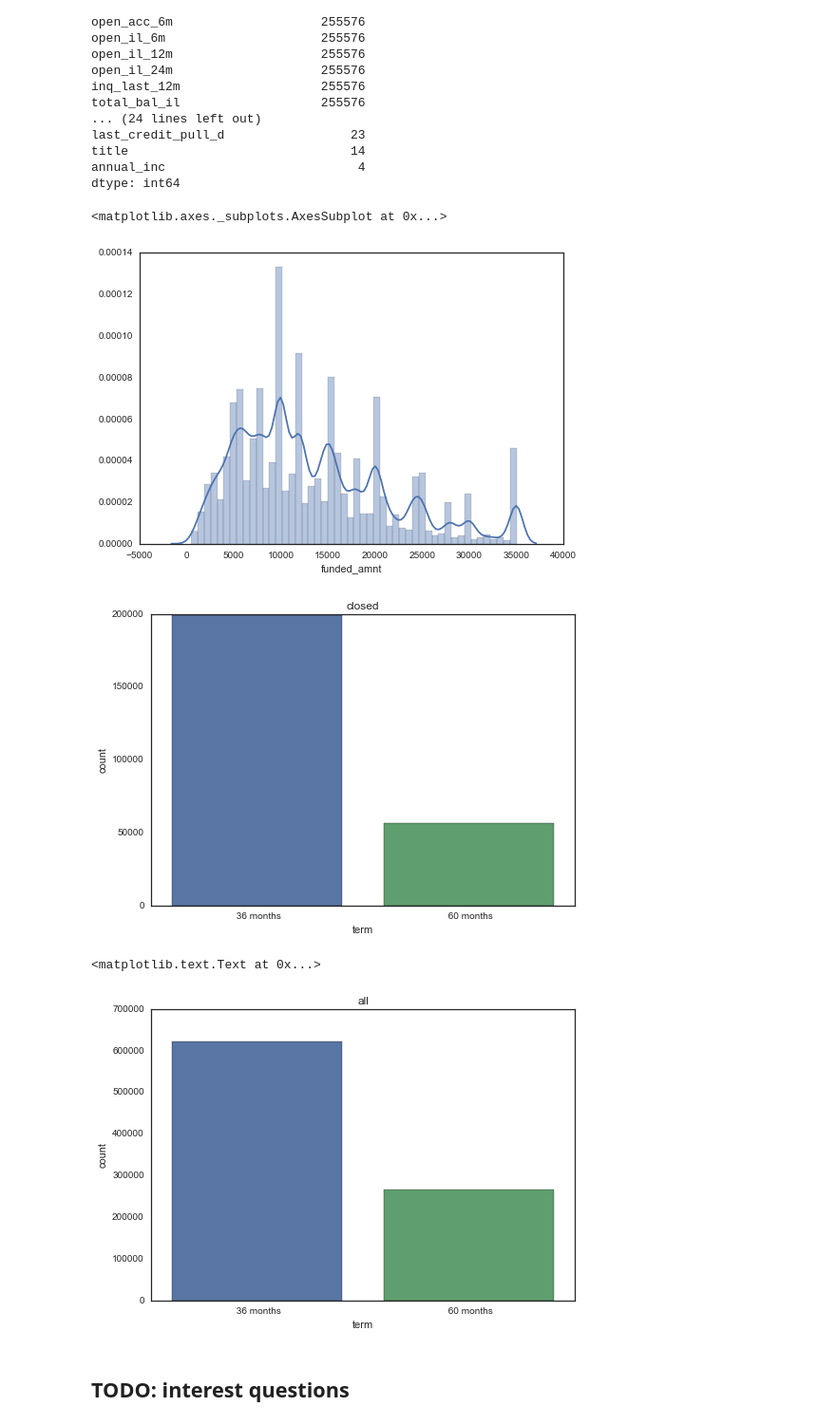
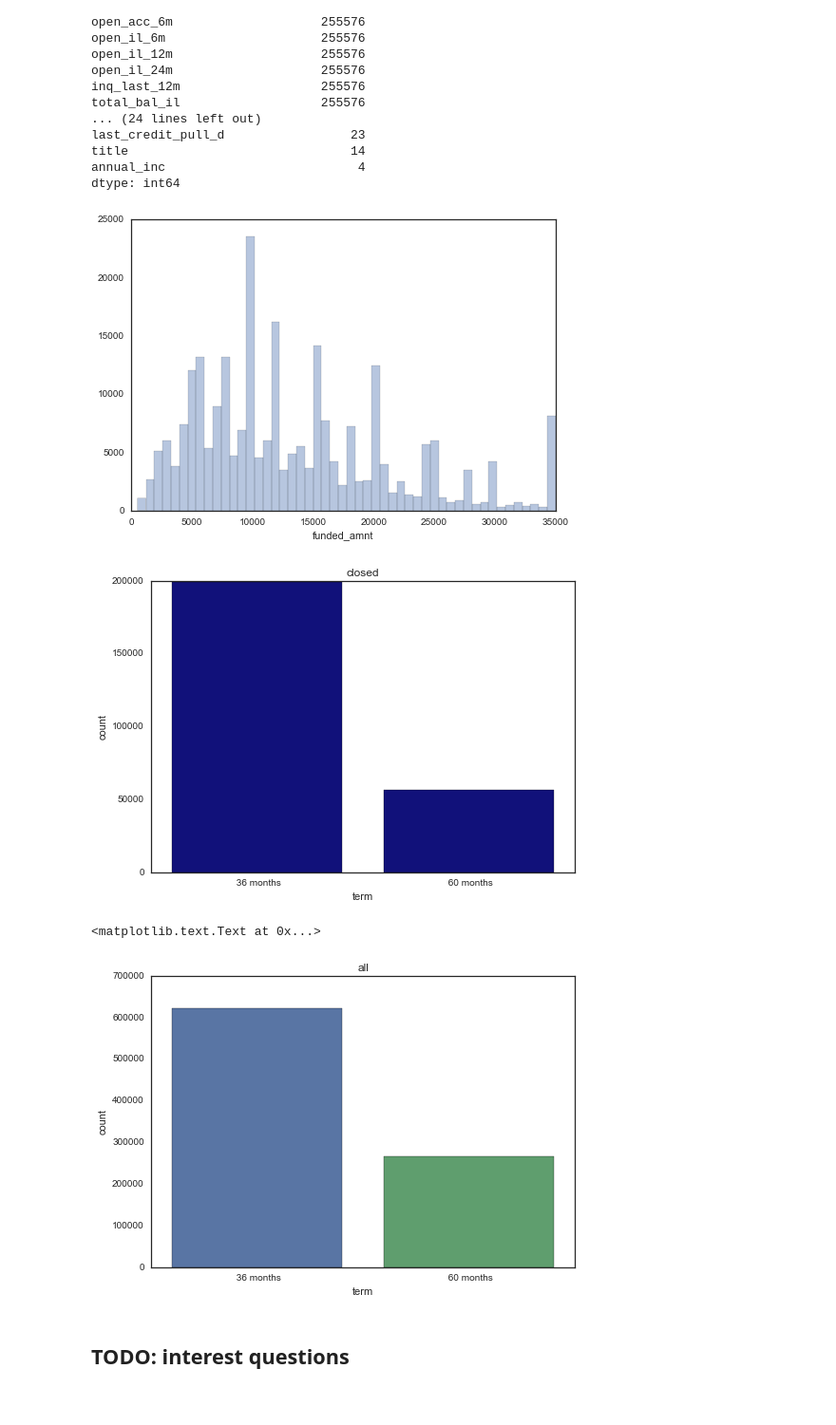
Before and after one commit to RoebideBruijn/datascience-intensive-course, a Jupyter notebook: project/notebooks/lending-club-exploration.ipynb, the cells around one changed output. Shown at 95% size. Saved outputs shown, nothing was run; the diff lists cells and outputs as text; code cells hidden in the pictures.

```diff
--- a/project/notebooks/lending-club-exploration.ipynb
+++ b/project/notebooks/lending-club-exploration.ipynb
@@ -13,6 +13,7 @@ sns.set_style('white')
 # %%
 # 887,379 loans in total
 loans = pd.read_csv('../data/loan.csv')
+loans['grade'] = loans['grade'].astype('category', ordered=True)
 loans.shape
 # %% [output]
 (887379, 74)
@@ -181,20 +182,21 @@ title                              14
 annual_inc                          4
 dtype: int64
 # %%
-sns.distplot(closed_loans['funded_amnt'])
+sns.distplot(closed_loans['funded_amnt'], kde=False, bins=50)
+plt.savefig('../figures/funded_amount.jpg')
 # %% [output]
-<matplotlib.axes._subplots.AxesSubplot at 0x...>
-[figure, old version]
+[figure, new version]
 # %%
 # closed loans about 20% are 60 months
 # all loans lot of missing data, rest 30% are 60 months
-sns.countplot(closed_loans['term'])
+sns.countplot(closed_loans['term'], color='darkblue')
 plt.title('closed')
+plt.savefig('../figures/term_closed.jpg')
 plt.show()
 sns.countplot(loans['term'])
 plt.title('all')
 # %% [output]
-[figure, old version]
+[figure, new version]
 <matplotlib.text.Text at 0x...>
 [figure]
 # %% [markdown]
```
Also changed, not shown: parts of 11 cells of this notebook.
